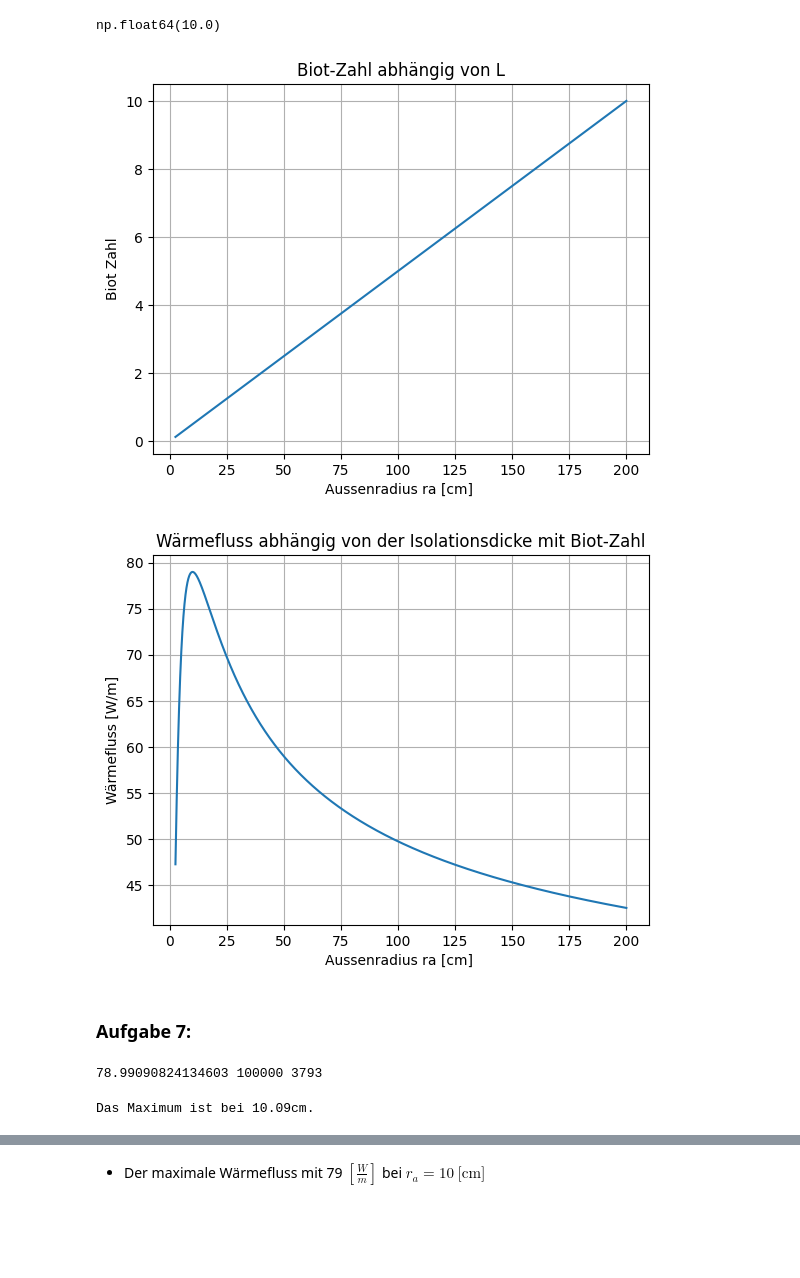
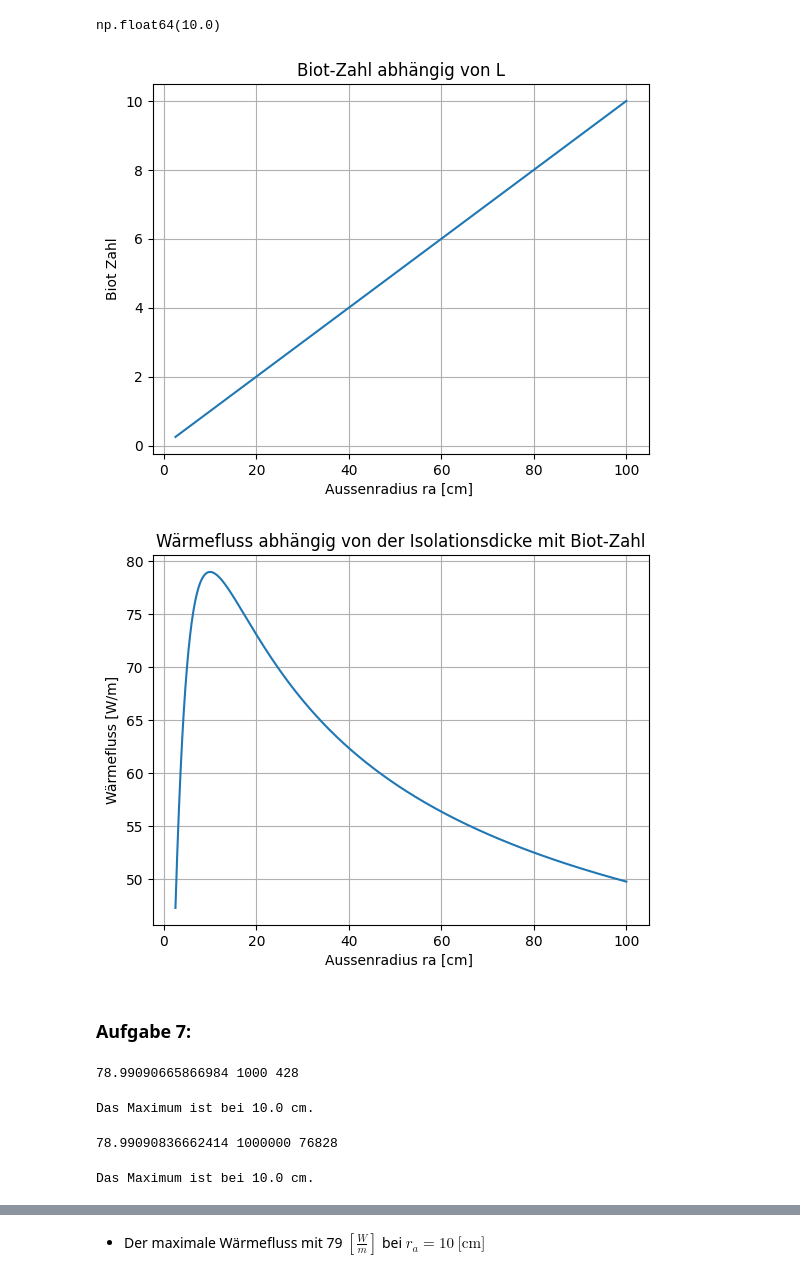
Before and after one commit to HansPeter21/CoP_Abgabe, a Jupyter notebook: Bericht_Mauro_Schegg.ipynb, the cells around one changed output, grey strips where cells are left out. Cells and saved outputs as stored; diff of their text form; code cells hidden in the pictures; blank space fills up the shorter version.

```diff
--- a/Bericht_Mauro_Schegg.ipynb
+++ b/Bericht_Mauro_Schegg.ipynb
@@ -431,14 +431,14 @@ $$Bi = \frac{\text{ln}(r_a/r_i) \cdot r_a \cdot h}{k}$$
 # %% [markdown]
 **Bestimmung der Charakteristischen Länge:**
 # %%
-# ra von 0.0251 m bis 2m
-ra2 = np.linspace(0.0251,2*1,100000)
+# ra von 0.0251 m bis 1m
+ra2 = np.linspace(0.0251,1,1000000)
 
 # Charakteristische Länge (Maximale Temperaturdifferenz)
 L = ra2
 
 # Berechnung der Biot-Zahl
-Bi_cal = lambda L: h*(L/2)/k
+Bi_cal = lambda L: h*(L)/k
 Bi = Bi_cal(L)
 Bi[-1]
 # %% [output]
@@ -450,34 +450,46 @@ plt.xlabel("Aussenradius ra [cm] ")
 plt.title("Biot-Zahl abhängig von L")
 plt.grid()
 # %% [output]
-[figure, old version]
+[figure, new version]
 # %%
 A2 = A_cal(ra2)
 delT3 = delT_cal(A2,ra2)
 # %%
 # Wärmefluss pro Längeneinheit mit Biot-Zahl
-qr_dot_cal2 = lambda delT,ra,Bi: (delT*np.pi*ra*h)/(np.log(ra/ri)*Bi)
-qr_dot2 = qr_dot_cal2(delT3,ra2,Bi)
+q_dot_cal2 = lambda delT,ra,Bi: (2*delT*np.pi*ra*h)/(np.log(ra/ri)*Bi)
+q_dot2 = q_dot_cal2(delT3,ra2,Bi)
 # %%
-plt.plot(ra2*100,qr_dot2)
+plt.plot(ra2*100,q_dot2)
 plt.ylabel("Wärmefluss [W/m]")
 plt.xlabel("Aussenradius ra [cm] ")
 plt.title("Wärmefluss abhängig von der Isolationsdicke mit Biot-Zahl")
 plt.grid()
 # %% [output]
-[figure, old version]
+[figure, new version]
 # %% [markdown]
 ### Aufgabe 7:
+# %%
+# Bestimmen des Maximums mit Aufgabe 5:
+maxQ1 = np.max(q_dot1)
+index1 = np.argmax(q_dot1)
+print(maxQ1,len(q_dot1),index1)
+# %% [output]
+78.99090665866984 1000 428
+# %%
+x1 = index1/len(q_dot1)*(ra.max()-ra.min())*100+2.51
+print(f"Das Maximum ist bei {round(x1,2)} cm.")
+# %% [output]
+Das Maximum ist bei 10.0 cm.
 # %%
 # Bestimmen des Maximums mit Aufgabe 6:
-maxQ2 = np.max(qr_dot2)
-index = np.argmax(qr_dot2)
-print(maxQ2,len(qr_dot2),index)
+maxQ2 = np.max(q_dot2)
+index2 = np.argmax(q_dot2)
+print(maxQ2,len(q_dot2),index2)
 # %% [output]
-78.99090824134603 100000 3793
+78.99090836662414 1000000 76828
 # %%
-x = index/len(qr_dot2)*200+2.5
-print(f"Das Maximum ist bei {round(x,2)}cm.")
+x2 = (index2)/len(q_dot2)*(ra2.max()-ra2.min())*100+2.51
+print(f"Das Maximum ist bei {round(x2,2)} cm.")
 # %% [output]
-Das Maximum ist bei 10.09cm.
+Das Maximum ist bei 10.0 cm.
 # %%
```
Also changed, not shown: parts of 7 cells of this notebook.
